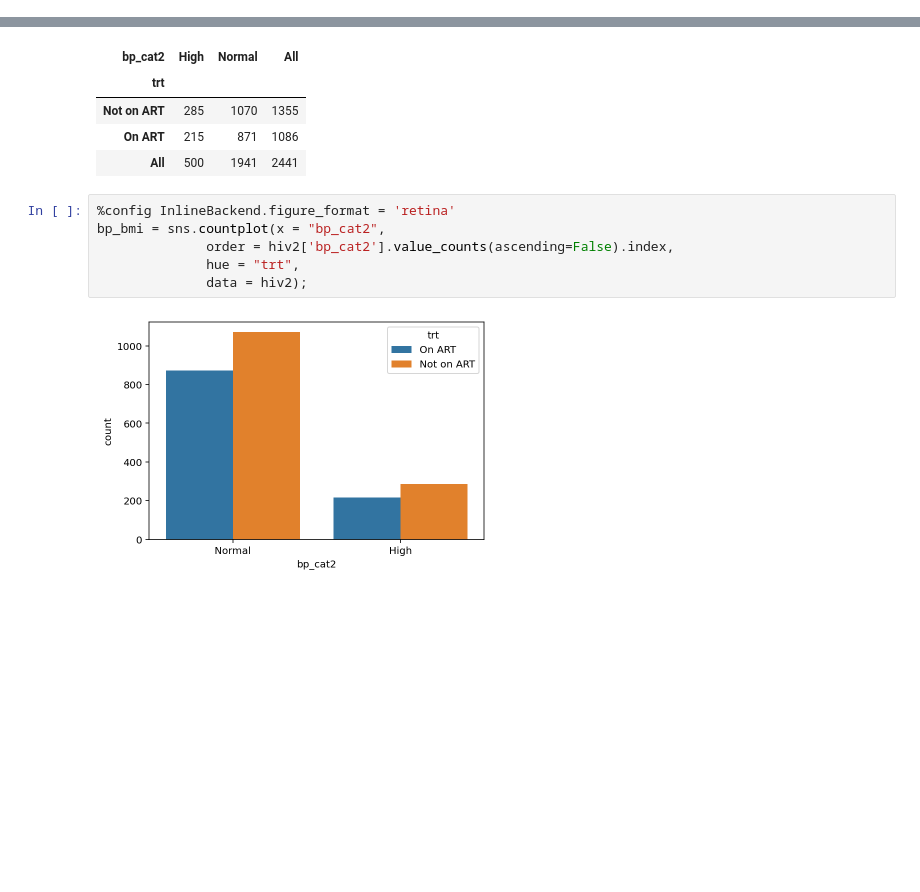
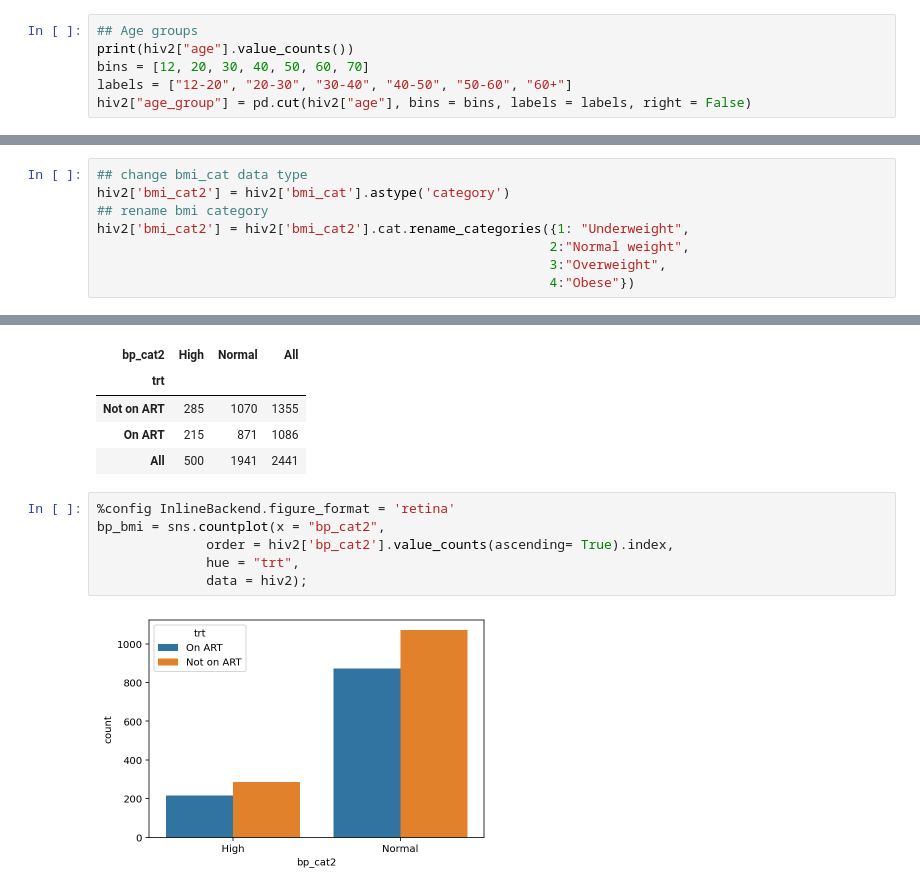
Before and after one commit to boniale/PDA_Python_HTN_PLWHIV, a Jupyter notebook: PDA_Report.ipynb, the cells around one changed output, grey strips where cells are left out. Drawn from its saved outputs; the diff is of its cells as text; blank space fills up the shorter version.

```diff
--- a/PDA_Report.ipynb
+++ b/PDA_Report.ipynb
@@ -116,3 +103,9 @@ Name: sex, dtype: int64
 female    0.504791
 male      0.495209
 Name: sex, dtype: float64
+# %%
+## Age groups
+print(hiv2["age"].value_counts())
+bins = [12, 20, 30, 40, 50, 60, 70]
+labels = ["12-20", "20-30", "30-40", "40-50", "50-60", "60+"]
+hiv2["age_group"] = pd.cut(hiv2["age"], bins = bins, labels = labels, right = False)
@@ -119,3 +125,11 @@ Name: sex, dtype: float64
+# %%
+## change bmi_cat data type
+hiv2['bmi_cat2'] = hiv2['bmi_cat'].astype('category')
+## rename bmi category
+hiv2['bmi_cat2'] = hiv2['bmi_cat2'].cat.rename_categories({1: "Underweight",
+                                                          2:"Normal weight",
+                                                          3:"Overweight",
+                                                          4:"Obese"})
 # %% [markdown]
 ### Prevalence of Hypertension in general and in subgroups
 # %%
@@ -229,8 +247,8 @@ pd.crosstab(hiv2["trt"], hiv2["bp_cat2"], margins = True)
 # %%
 %config InlineBackend.figure_format = 'retina'
 bp_bmi = sns.countplot(x = "bp_cat2",
-              order = hiv2['bp_cat2'].value_counts(ascending=False).index,
+              order = hiv2['bp_cat2'].value_counts(ascending= True).index,
               hue = "trt",
               data = hiv2);
 # %% [output]
-[figure, old version]
+[figure, new version]
```
Also changed, not shown: parts of 12 cells of this notebook, 1 other file.
